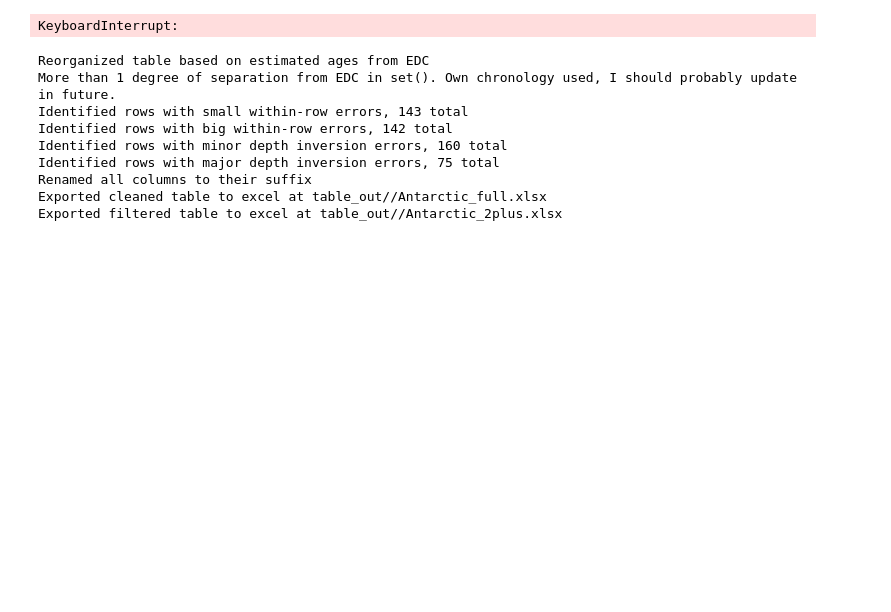
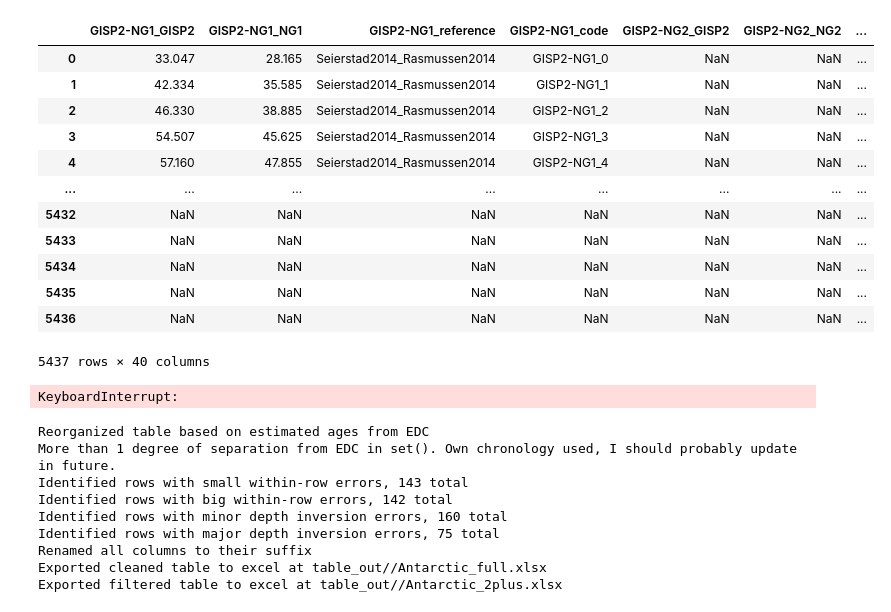
Before and after one commit to qmackay/BICC, a Jupyter notebook: Antarctic Chronology Accuracy Project/Many_Col_Big_Table.ipynb, the cells around one changed output. Cells and saved outputs as stored; diff of their text form; code cells hidden in the pictures; blank space fills up the shorter version.

```diff
--- a/Antarctic Chronology Accuracy Project/Many_Col_Big_Table.ipynb
+++ b/Antarctic Chronology Accuracy Project/Many_Col_Big_Table.ipynb
@@ -175,3 +175,19 @@ Processed pair NG2-WDC, total points after merging: 192, (192 original total row
+# %%
+big_table
+# %% [output]
+|  | GISP2-NG1_GISP2 | GISP2-NG1_NG1 | GISP2-NG1_reference | GISP2-NG1_code | GISP2-NG2_GISP2 | GISP2-NG2_NG2 | ... |
+| 0 | 33.047 | 28.165 | Seierstad2014_Rasmussen2014 | GISP2-NG1_0 | NaN | NaN | ... |
+| 1 | 42.334 | 35.585 | Seierstad2014_Rasmussen2014 | GISP2-NG1_1 | NaN | NaN | ... |
+| 2 | 46.330 | 38.885 | Seierstad2014_Rasmussen2014 | GISP2-NG1_2 | NaN | NaN | ... |
+| 3 | 54.507 | 45.625 | Seierstad2014_Rasmussen2014 | GISP2-NG1_3 | NaN | NaN | ... |
+| 4 | 57.160 | 47.855 | Seierstad2014_Rasmussen2014 | GISP2-NG1_4 | NaN | NaN | ... |
+| ... | ... | ... | ... | ... | ... | ... | ... |
+| 5432 | NaN | NaN | NaN | NaN | NaN | NaN | ... |
+| 5433 | NaN | NaN | NaN | NaN | NaN | NaN | ... |
+| 5434 | NaN | NaN | NaN | NaN | NaN | NaN | ... |
+| 5435 | NaN | NaN | NaN | NaN | NaN | NaN | ... |
+| 5436 | NaN | NaN | NaN | NaN | NaN | NaN | ... |
+5437 rows × 40 columns
 # %%
 big_table.to_excel(f'{output_dir}big_table_{project}.xlsx', index=False)
 # %%
```
Also changed, not shown: parts of 2 cells of this notebook, 18 other files.
